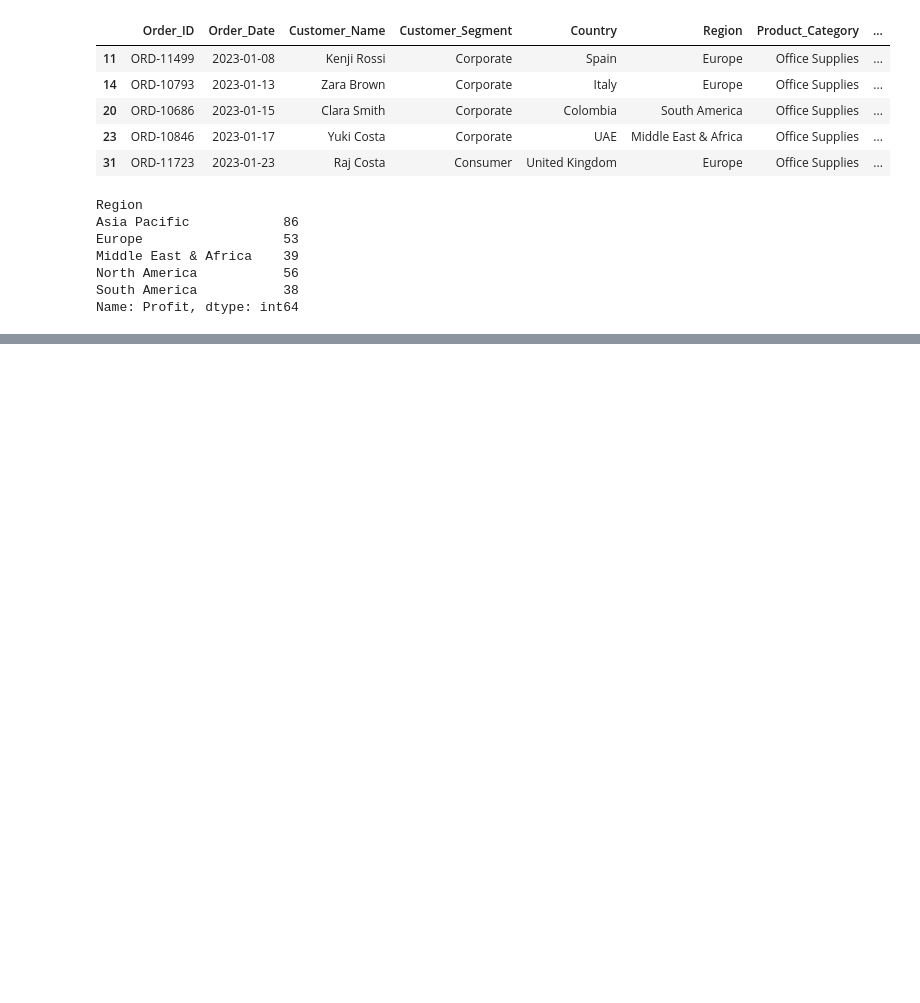
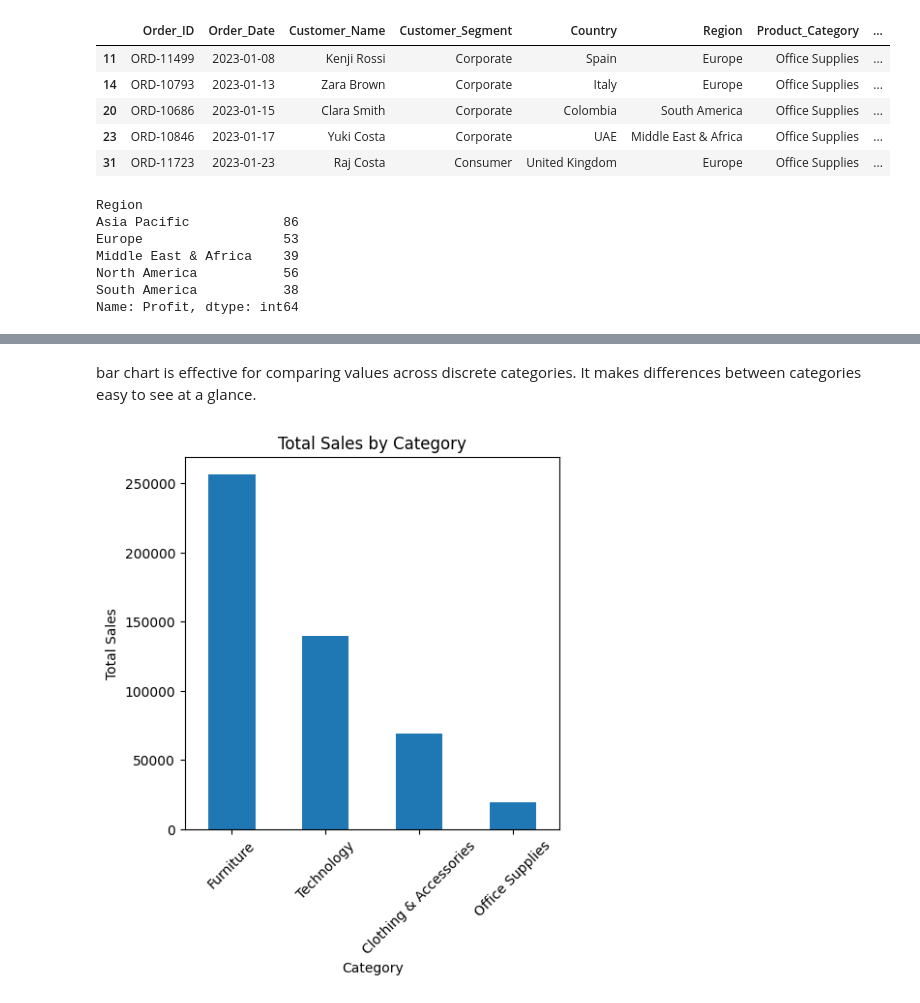
Before and after one commit to KiruthigaSidharthan/Global_Ecommerce_Sales_Analysis, a Jupyter notebook: Notebooks/Ecommerce_Analysis.ipynb, the cells around one changed output, grey strips where cells are left out. Drawn from its saved outputs; the diff is of its cells as text; code cells hidden in the pictures; blank space fills up the shorter version.

```diff
--- a/Notebooks/Ecommerce_Analysis.ipynb
+++ b/Notebooks/Ecommerce_Analysis.ipynb
@@ -271,0 +271,18 @@ Name: Profit, dtype: int64
+# %% [markdown]
+bar chart is effective for comparing values across discrete categories. It makes differences between categories easy to see at a glance.
+# %%
+# Sales by Category
+category_sales = ecommerce_df.groupby('Product_Category')['Sales'].sum().sort_values(ascending=False)
+
+plt.figure(figsize=(5,5))
+category_sales.plot(kind='bar')
+
+plt.title('Total Sales by Category')
+plt.xlabel('Category')
+plt.ylabel('Total Sales')
+
+plt.xticks(rotation=45)
+plt.savefig('..//Plots/sales_by_category.png')
+plt.show()
+# %% [output]
+[figure, added]
```
Also changed, not shown: parts of 11 cells of this notebook, 3 other files.
